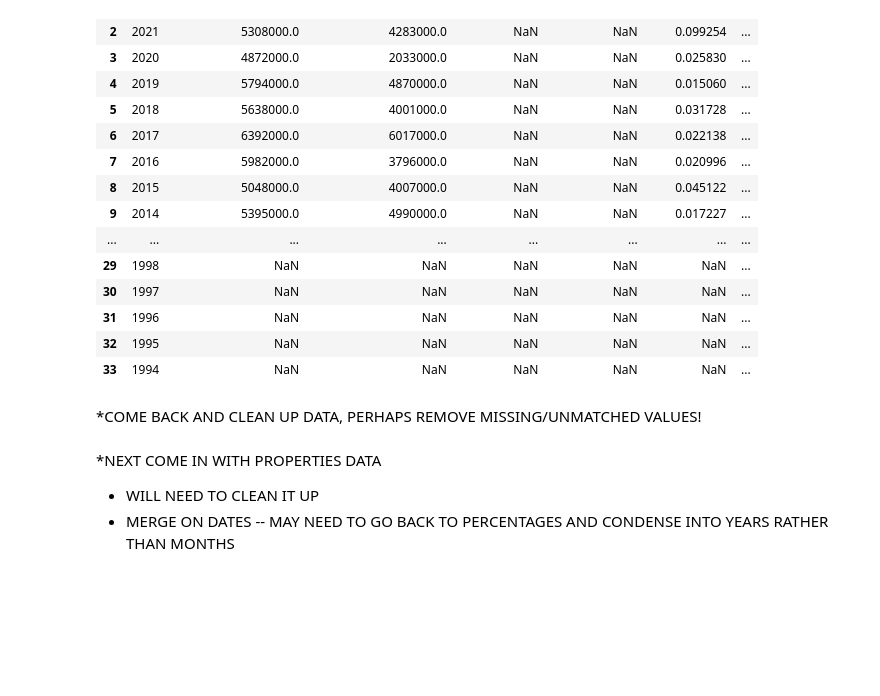
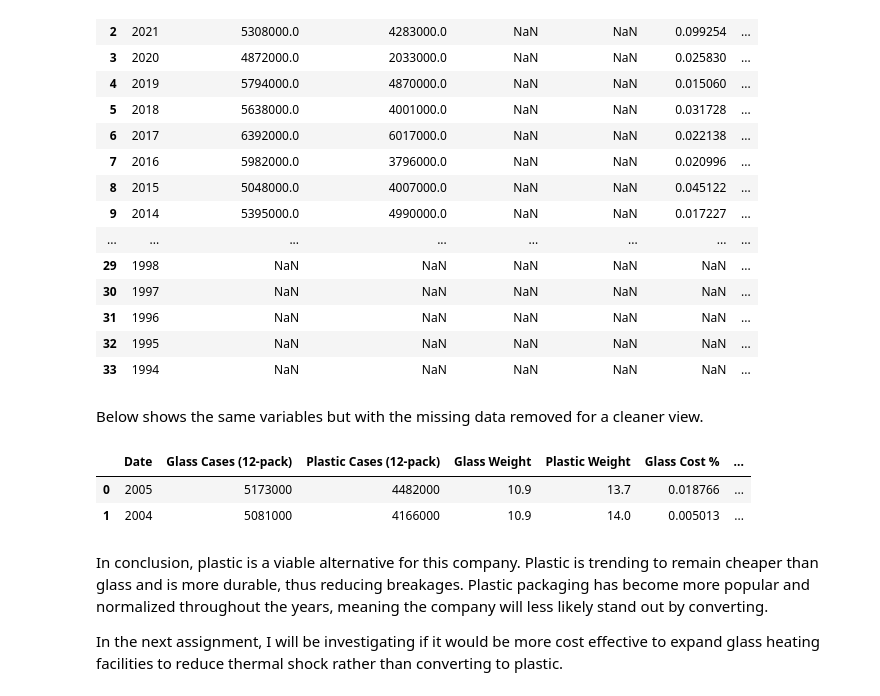
Before and after one commit to khagerthey/VIS1, a Jupyter notebook: Glass_vs_Plastic_Merge.ipynb, the cells around one changed output. Drawn from its saved outputs; the diff is of its cells as text; code cells hidden in the pictures; blank space fills up the shorter version.

```diff
--- a/Glass_vs_Plastic_Merge.ipynb
+++ b/Glass_vs_Plastic_Merge.ipynb
@@ -151,10 +149,16 @@ mergedCount
 | 31 | 1996 | NaN | NaN | NaN | NaN | NaN | ... |
 | 32 | 1995 | NaN | NaN | NaN | NaN | NaN | ... |
 | 33 | 1994 | NaN | NaN | NaN | NaN | NaN | ... |
-# %% [markdown]
-*COME BACK AND CLEAN UP DATA, PERHAPS REMOVE MISSING/UNMATCHED VALUES!
-# %% [markdown]
-*NEXT COME IN WITH PROPERTIES DATA
-- WILL NEED TO CLEAN IT UP
-- MERGE ON DATES
--- MAY NEED TO GO BACK TO PERCENTAGES AND CONDENSE INTO YEARS RATHER THAN MONTHS
+# %% [markdown]
+Below shows the same variables but with the missing data removed for a cleaner view.
+# %%
+mergedCount = pd.merge(count, mergedWeight, how='inner', on=['Date'], indicator='accounted')
+mergedCount
+# %% [output]
+|  | Date | Glass Cases (12-pack) | Plastic Cases (12-pack) | Glass Weight | Plastic Weight | Glass Cost % | ... |
+| 0 | 2005 | 5173000 | 4482000 | 10.9 | 13.7 | 0.018766 | ... |
+| 1 | 2004 | 5081000 | 4166000 | 10.9 | 14.0 | 0.005013 | ... |
+# %% [markdown]
+In conclusion, plastic is a viable alternative for this company. Plastic is trending to remain cheaper than glass and is more durable, thus reducing breakages. Plastic packaging has become more popular and normalized throughout the years, meaning the company will less likely stand out by converting.
+
+In the next assignment, I will be investigating if it would be more cost effective to expand glass heating facilities to reduce thermal shock rather than converting to plastic.
```
Also changed, not shown: parts of 14 cells of this notebook.
